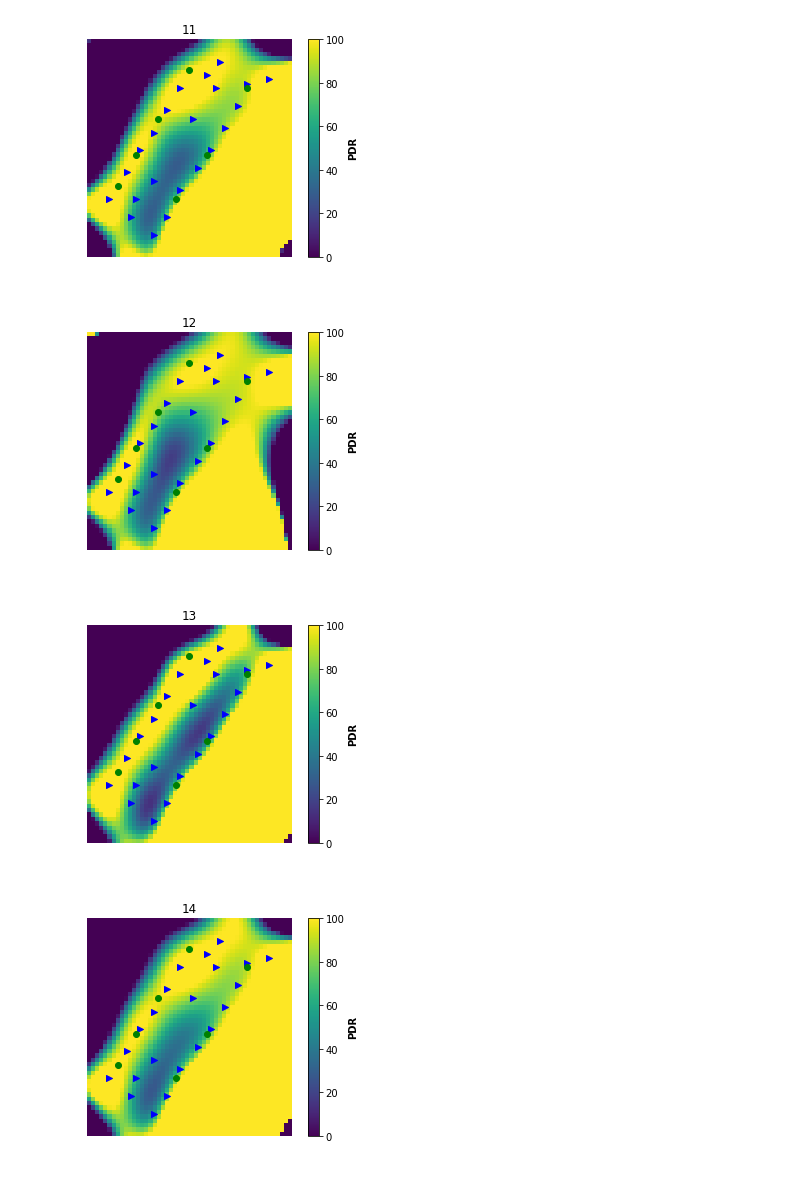
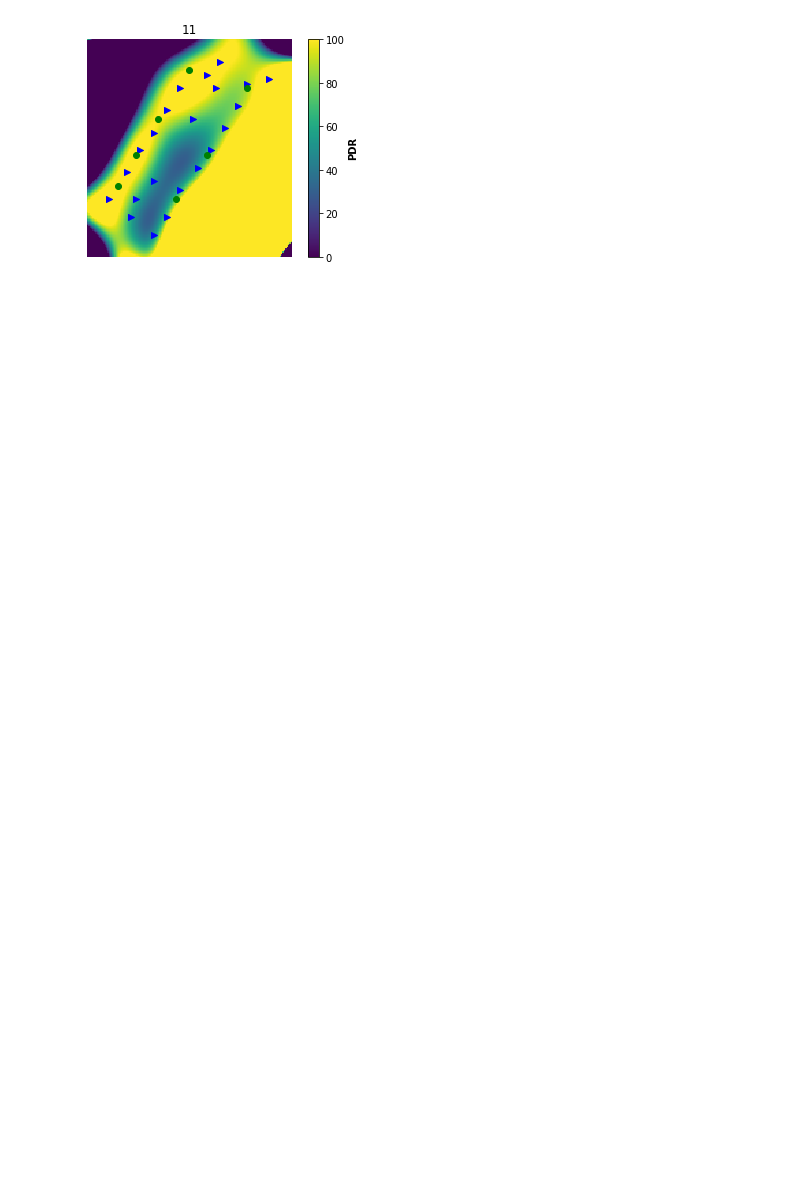
Before and after one commit to keomabrun/brun18using, a Jupyter notebook: notebooks/Heatmap.ipynb, the cells around one changed output. Saved outputs shown, nothing was run; the diff lists cells and outputs as text; code cells hidden in the pictures; blank space fills up the shorter version.

```diff
--- a/notebooks/Heatmap.ipynb
+++ b/notebooks/Heatmap.ipynb
@@ -62,8 +63,8 @@ for channel, channel_grp in df.groupby("channel"):
     rssi =  np.array(dat[2], dtype=float)
 
     # create the grid
-    xlon = np.linspace(min(lon.flat), max(lon.flat), 50)
-    xlat = np.linspace(min(lat.flat), max(lat.flat), 50)
+    xlon = np.linspace(min(lon.flat), max(lon.flat), 150)
+    xlat = np.linspace(min(lat.flat), max(lat.flat), 150)
     X, Y = np.meshgrid(xlon, xlat)
 
     Z = interp2d(lon, lat, rssi, kind="cubic")
@@ -72,34 +73,32 @@ for channel, channel_grp in df.groupby("channel"):
     #  but for the version of scipy I'm using ('0.13.3'), this throws an exception.
     r = np.zeros((len(xlon), len(xlat)))
     for i, rlat in enumerate(xlat):
         for j, rlon in enumerate(xlon):
             r[i,j] = Z(rlon, rlat)
 
     # calculate heatmap boundaries
     extent = [X.min()-0.00005, X.max()+0.00005,
               Y.min()-0.00005, Y.max()+0.00005]
 
     # display heatmap
     plt.imshow(r, origin="lower", extent=extent,
                alpha=1, vmin=0, vmax=100
                )
 
     cb = plt.colorbar()
     cb.set_label(label='PDR', weight='bold')
 
     # show the motes
     plt.scatter(lon.flat, lat.flat, color='b', marker=">")
 
     # show the ap
     plt.scatter(AP_lons, AP_lats, color='g')
 
     plt.axis('off')
     plt.xlim([X.min()-0.00005, X.max()+0.00005])
     plt.ylim([Y.min()-0.00005, Y.max()+0.00005])
     plt.title(channel)
     plt.show()
+    break
 # %% [output]
-[figure, old version]
+[figure, new version]
-[figure, removed]
-[figure, removed]
-[figure, removed]
```
Also changed, not shown: parts of 5 cells of this notebook, 3 other files.
